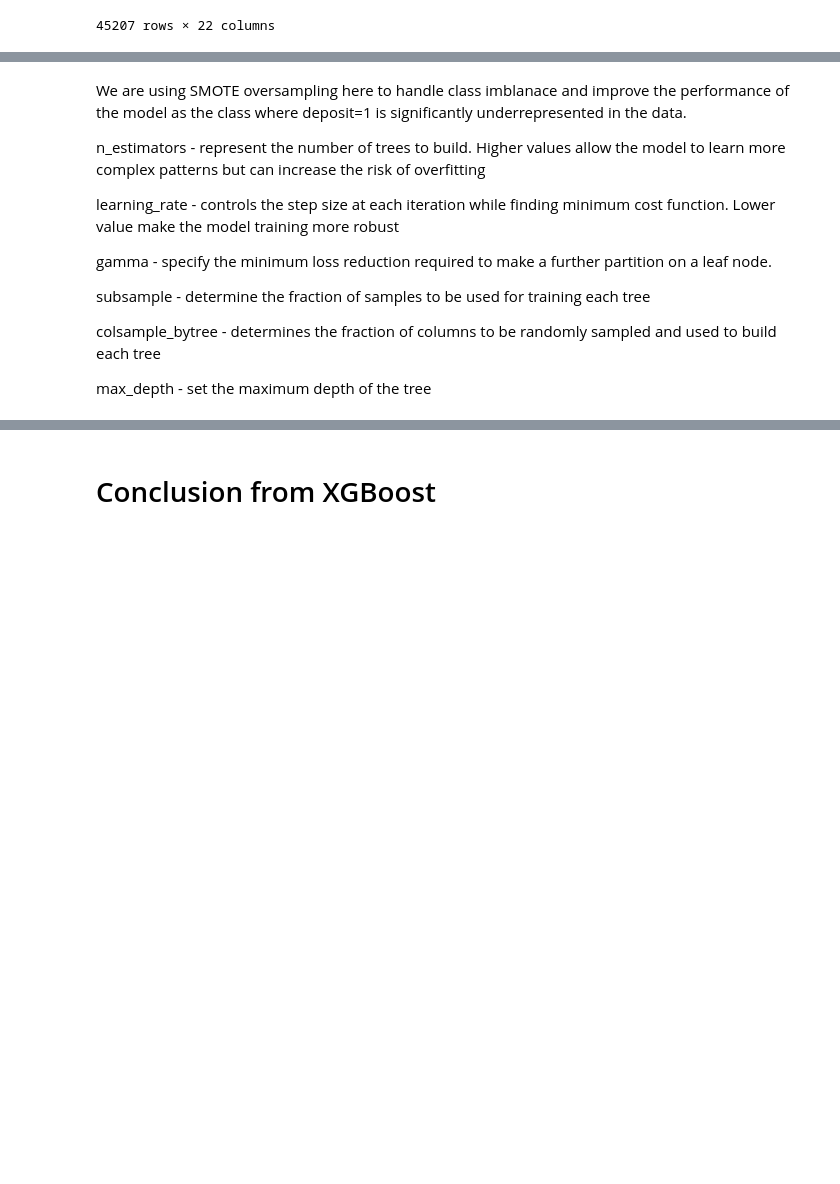
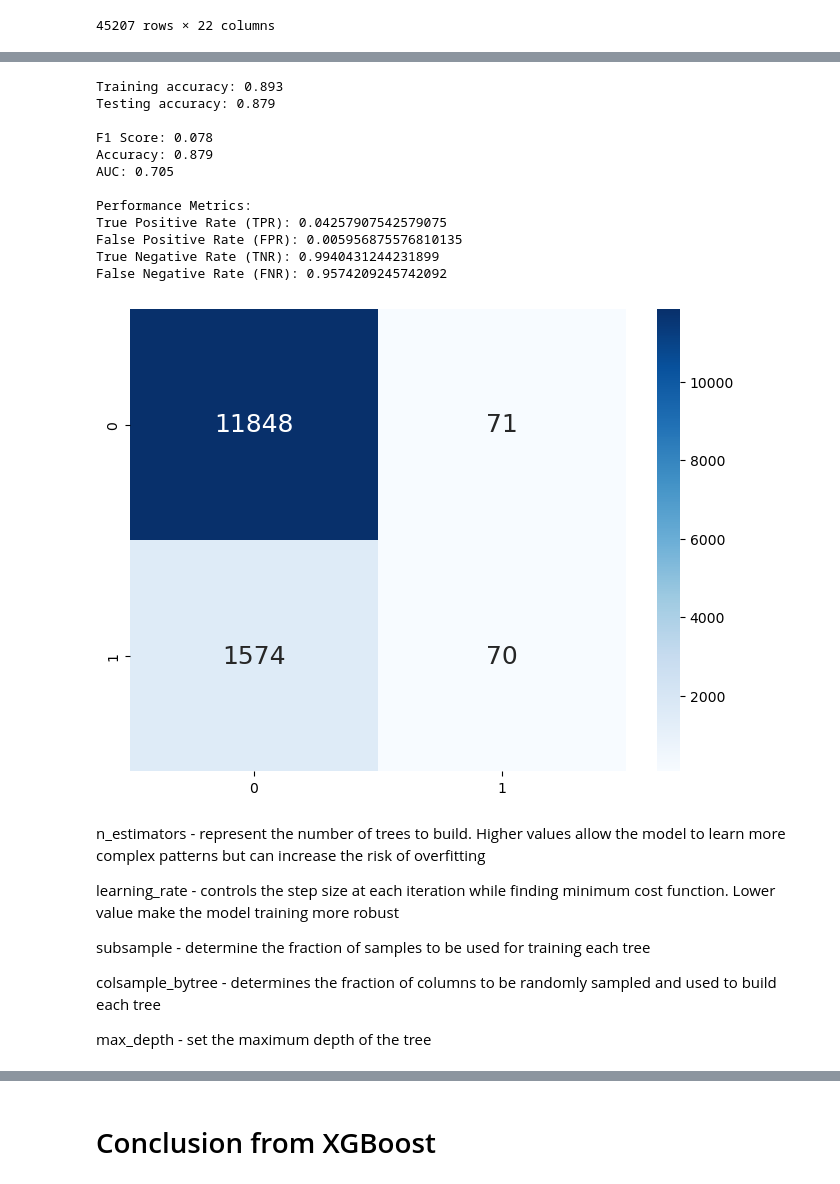
Before and after one commit to WeijunCheah/Team_5_MiniProject, a Jupyter notebook: Customer_XGBoost.ipynb, the cells around one changed output, grey strips where cells are left out. Saved outputs shown, nothing was run; the diff lists cells and outputs as text; code cells hidden in the pictures; blank space fills up the shorter version.

```diff
--- a/Customer_XGBoost.ipynb
+++ b/Customer_XGBoost.ipynb
@@ -111,3 +110,7 @@ customerdata
 
 test_size = 0.3
 rand_state = 40
+
+# Split the dataset into features (X) and target (y)
+X = customerdata.drop('deposit_num', axis=1)
+y = customerdata['deposit_num']
@@ -173,11 +117,70 @@ AUC Score: 0.5878114774729424
+# %%
+X_train, X_test, y_train, y_test = train_test_split(X, y, test_size = test_size, random_state=rand_state)
+
+#train XGBoost model
+xgb = XGBClassifier(n_estimators=100, learning_rate=0.08, gamma=0, subsample=0.75, colsample_bytree=1, max_depth=7)
+xgb.fit(X_train,y_train.squeeze().values)
+
+#calculate and print scores for the model
+y_train_preds = xgb.predict(X_train)
+y_test_preds = xgb.predict(X_test)
+print(f"Training accuracy: {xgb.score(X_train, y_train):.3f}")
+print(f"Testing accuracy: {xgb.score(X_test, y_test):.3f}")
+
+# Predict the labels for the test set
+y_test_pred = xgb.predict(X_test)
+
+# Calculate F1 score
+f1 = f1_score(y_test, y_test_pred)
+
+# Calculate accuracy
+accuracy = accuracy_score(y_test, y_test_pred)
+
+# Calculate AUC
+y_prob = xgb.predict_proba(X_test)[:, 1]  # Probability of positive class
+auc = roc_auc_score(y_test, y_prob)
+
+# Calculate confusion matrix
+cm = confusion_matrix(y_test, y_test_pred)
+
+print()
+print(f"F1 Score: {f1:.3f}")
+print(f"Accuracy: {accuracy:.3f}")
+print(f"AUC: {auc:.3f}")
+print()
+cm = confusion_matrix(y_test, y_test_pred)
+plt.figure(figsize=(8, 6))
+sb.heatmap(cm, annot=True, fmt=".0f", annot_kws={"size":18}, cmap="Blues")
+
+tn, fp, fn, tp = cm.ravel()
+tpr = tp / (tp + fn)
+fpr = fp / (fp + tn)
+tnr = tn / (tn + fp)
+fnr = fn / (fn + tp)
+
+print("Performance Metrics:")
+print("True Positive Rate (TPR):", tpr)
+print("False Positive Rate (FPR):", fpr)
+print("True Negative Rate (TNR):", tnr)
+print("False Negative Rate (FNR):", fnr)
+# %% [output]
+Training accuracy: 0.893
+Testing accuracy: 0.879
+
+F1 Score: 0.078
+Accuracy: 0.879
+AUC: 0.705
+
+Performance Metrics:
+True Positive Rate (TPR): 0.04257907542579075
+False Positive Rate (FPR): 0.005956875576810135
+True Negative Rate (TNR): 0.9940431244231899
+False Negative Rate (FNR): 0.9574209245742092
+[figure, added]
 # %% [markdown]
-We are using SMOTE oversampling here to handle class imblanace and improve the performance of the model as the class where deposit=1 is significantly underrepresented in the data.
-
 n_estimators - represent the number of trees to build. Higher values allow the model to learn more complex patterns but can increase the risk of overfitting
 
 learning_rate - controls the step size at each iteration while finding minimum cost function. Lower value make the model training more robust
-
-gamma - specify the minimum loss reduction required to make a further partition on a leaf node.
 
 subsample - determine the fraction of samples to be used for training each tree
 
```
Also changed, not shown: parts of 9 cells of this notebook.
